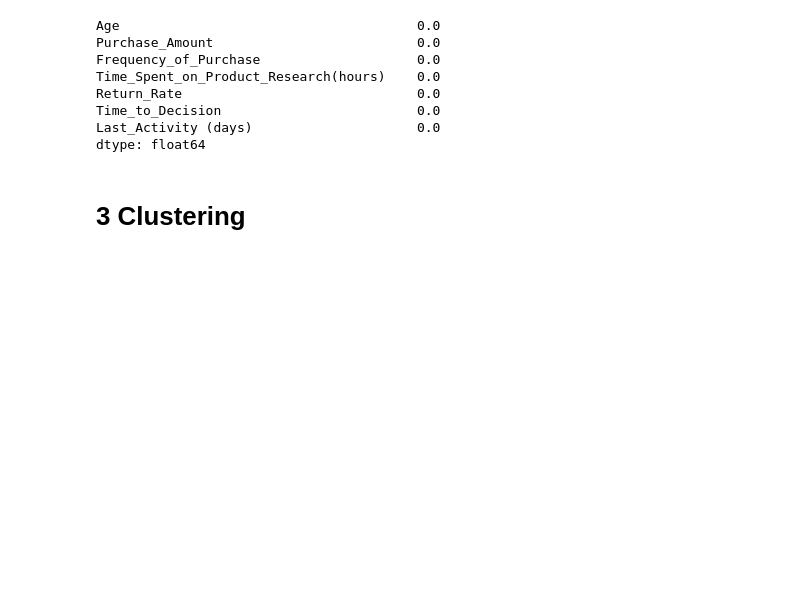
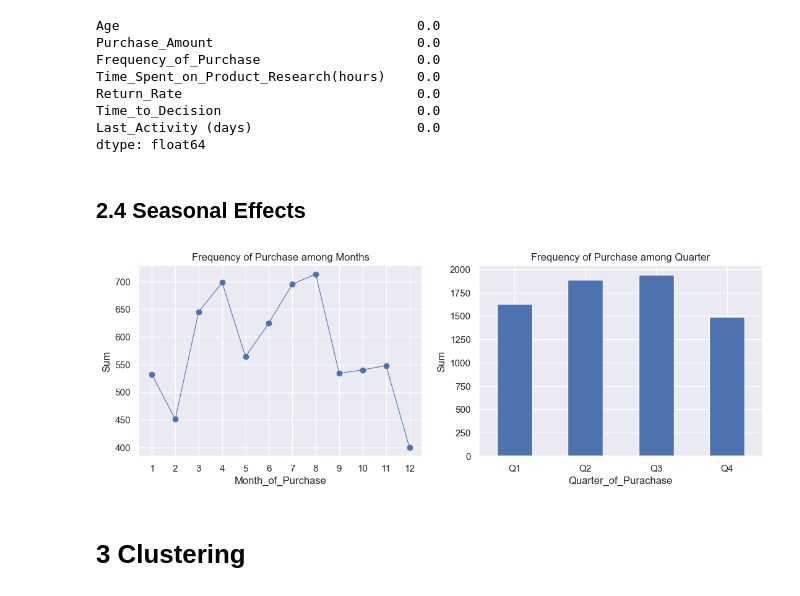
Before and after one commit to emsif84/clustering_ecommerce, a Jupyter notebook: clustering.ipynb, the cells around one changed output. Cells and saved outputs as stored; diff of their text form; code cells hidden in the pictures; blank space fills up the shorter version.

```diff
--- a/clustering.ipynb
+++ b/clustering.ipynb
@@ -348,6 +348,31 @@ data_metric_scale_df = pd.DataFrame(data_metric_scale,columns=data_metric.column
 
 #Concat nominal, ordinal and metric dataframes
 data_concat = pd.concat([data_ordinal,data_nominal,data_metric_scale_df],axis=1)
+# %% [markdown]
+## 2.4 Seasonal Effects
+# %%
+plt.figure(figsize=(13,4))
+
+#Subplot Frequency among Months
+plt.subplot(1,2,1)
+data.groupby('Month_of_Purchase')['Frequency_of_Purchase'].sum().plot(title='Frequency of Purchase among Months',ylabel='Sum',marker='o',linewidth=.8)
+plt.xticks([1,2,3,4,5,6,7,8,9,10,11,12]);
+
+#New Column "Quarter of Purchase"
+data['Quarter_of_Purachase'] = data['Time_of_Purchase'].dt.quarter
+
+#Map Quarters
+data['Quarter_of_Purachase'] = data['Quarter_of_Purachase'].map({1:'Q1',2:'Q2',3:'Q3',4:'Q4'})
+
+#Subplot Frequency among Quarter
+plt.subplot(1,2,2)
+data.groupby('Quarter_of_Purachase')['Frequency_of_Purchase'].sum().plot(kind='bar',ylabel='Sum')
+plt.xticks(rotation=0);
+plt.title('Frequency of Purchase among Quarter')
+
+plt.show()
+# %% [output]
+[figure, added]
 # %% [markdown]
 # 3 Clustering
 # %%
```
